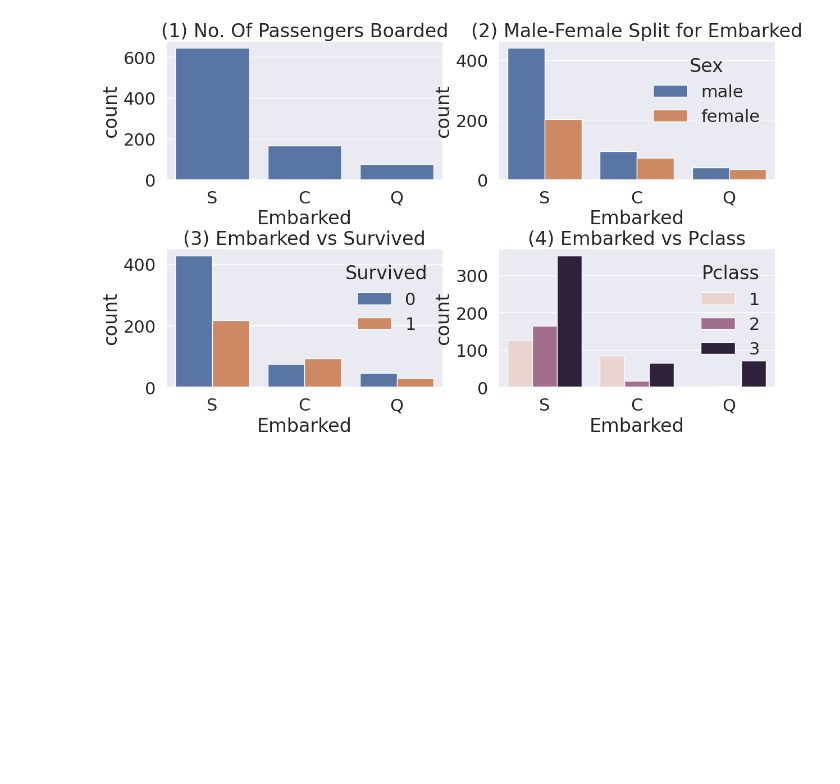
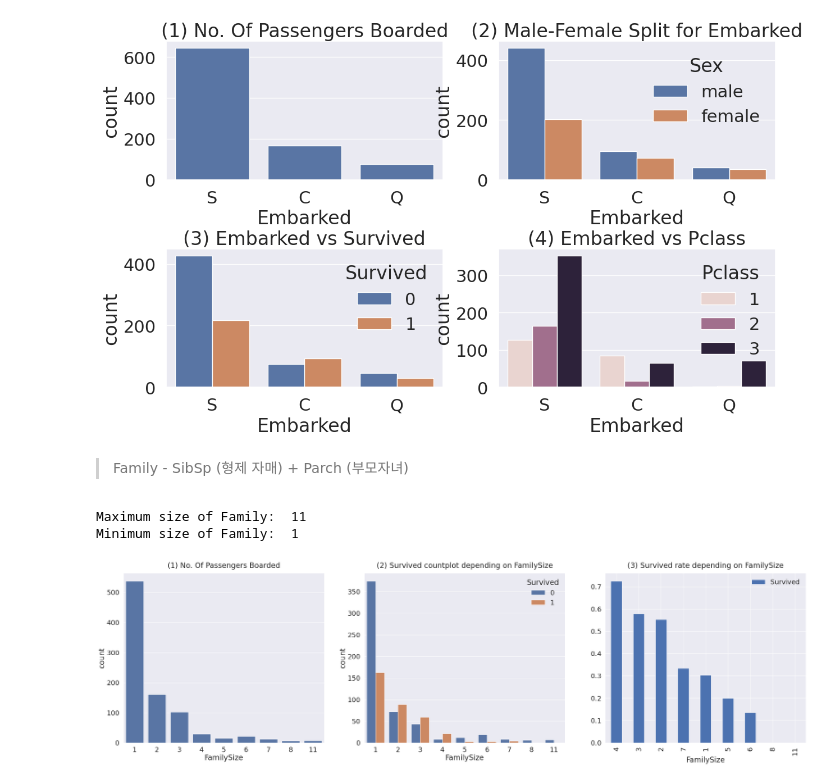
Before and after one commit to KIHONG-KIM/Kaggle, a Jupyter notebook: [Kaggle]_Titanic.ipynb, the cells around one changed output. Saved outputs shown, nothing was run; the diff lists cells and outputs as text; code cells hidden in the pictures; blank space fills up the shorter version.

```diff
--- a/[Kaggle]_Titanic.ipynb
+++ b/[Kaggle]_Titanic.ipynb
@@ -324,3 +324,46 @@ plt.subplots_adjust(wspace=0.2, hspace=0.5)
 plt.show()
 # %% [output]
 [figure]
+# %% [markdown]
+> Family - SibSp (형제 자매) + Parch (부모자녀)
+# %%
+df_train['FamilySize'] = df_train['SibSp'] + df_train['Parch'] + 1 # 자신을 포함해야하니 1을 더한다.
+df_test['FamilySize'] = df_test['SibSp'] + df_test['Parch'] + 1 # 자신을 더해야하니 1을 더한다.
+
+print("Maximum size of Family: ", df_train['FamilySize'].max())
+print("Minimum size of Family: ", df_train['FamilySize'].min())
+# %% [output]
+Maximum size of Family:  11
+Minimum size of Family:  1
+# %%
+# 1행 3열로 서브플롯을 배치합니다. 즉, 3개의 서브플롯이 가로로 나열됩니다.
+# 그림의 너비와 높이를 설정합니다. 이 경우 그림의 너비는 40인치이고 높이는 10인치입니다.
+f,ax = plt.subplots(1,3, figsize=(40,10))
+
+# y=1.02제목의 위치를 조정합니다. 기본값은 0.5이며, 값이 커질수록 위쪽으로 이동합니다.
+sns.countplot(x='FamilySize', data=df_train, ax=ax[0])
+ax[0].set_title('(1) No. Of Passengers Boarded', y=1.02)
+
+# hue='Survived': 색상으로 표현할 변수를 설정합니다. 이 경우 'Survived' 변수가 사용됩니다. 즉, 생존 여부에 따라 색상이 다르게 표시됩니다
+sns.countplot(x='FamilySize', hue='Survived', data=df_train, ax=ax[1])
+ax[1].set_title('(2) Survived countplot depending on FamilySize', y=1.02)
+
+# groupby(['FamilySize'], as_index=True).mean()
+# 'FamilySize' 열을 기준으로 데이터를 그룹화합니다.
+# as_index=True 옵션을 사용하여 기존 인덱스 대신 'FamilySize'를 새로운 인덱스로 설정합니다.
+# 각 그룹에 대해 'Survived' 열의 평균을 계산합니다.
+
+# .sort_values(by='Survived', ascending=False):
+# 'Survived' 열의 평균값을 기준으로 데이터를 내림차순 정렬합니다. 즉, 생존율이 높은 가족 크기 순으로 정렬합니다.
+df_train[['FamilySize', 'Survived']].groupby(['FamilySize'], as_index=True).mean().sort_values(by='Survived', ascending=False).plot.bar(ax=ax[2])
+ax[2].set_title('(3) Survived rate depending on FamilySize', y=1.02)
+
+# 서브플롯 간의 간격을 조정하는 Matplotlib 함수입니다.
+# wspace=0.2: 가로 방향 간격을 설정합니다.
+# 이 값은 0과 1 사이의 값을 가져야 하며, 0에 가까울수록 서브플롯 간의 간격이 좁아지고, 1에 가까울수록 간격이 넓어집니다.
+# 이 경우 wspace=0.2는 서브플롯 간의 가로 간격을 기본값보다 20% 넓게 설정합니다.
+# hspace=0.5: 세로 방향 간격을 설정합니다. 이 경우 hspace=0.5는 서브플롯 간의 세로 간격을 기본값보다 50% 넓게 설정합니다.
+plt.subplots_adjust(wspace=0.2, hspace=0.5)
+plt.show()
+# %% [output]
+[figure, added]
```
Also changed, not shown: parts of 10 cells of this notebook.
